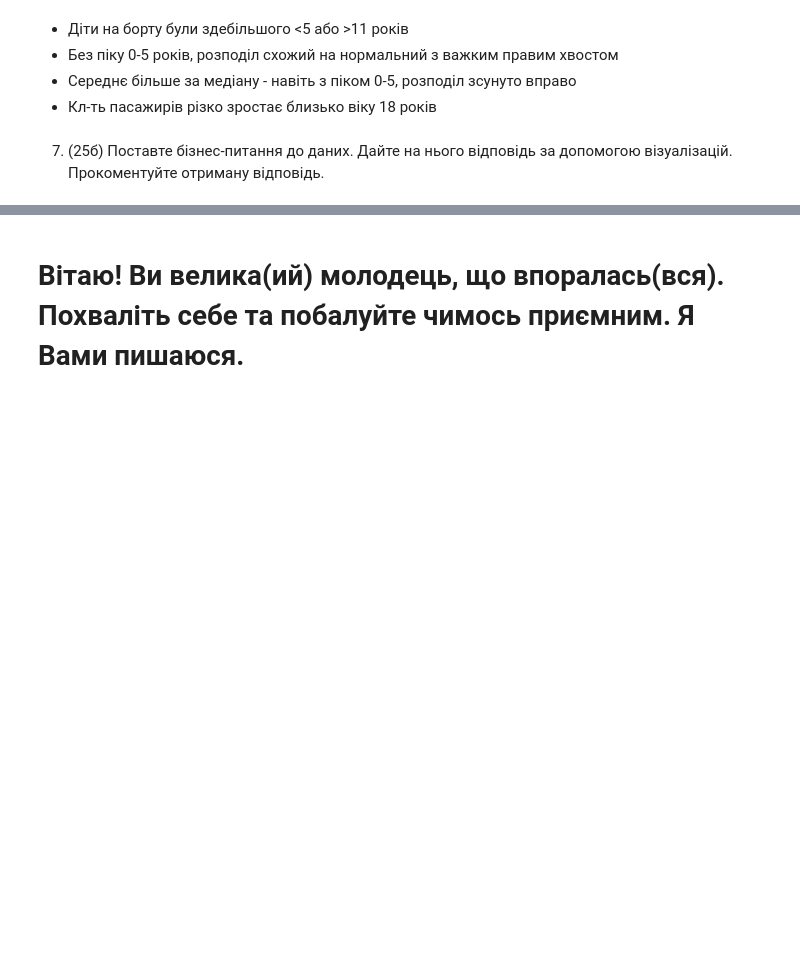
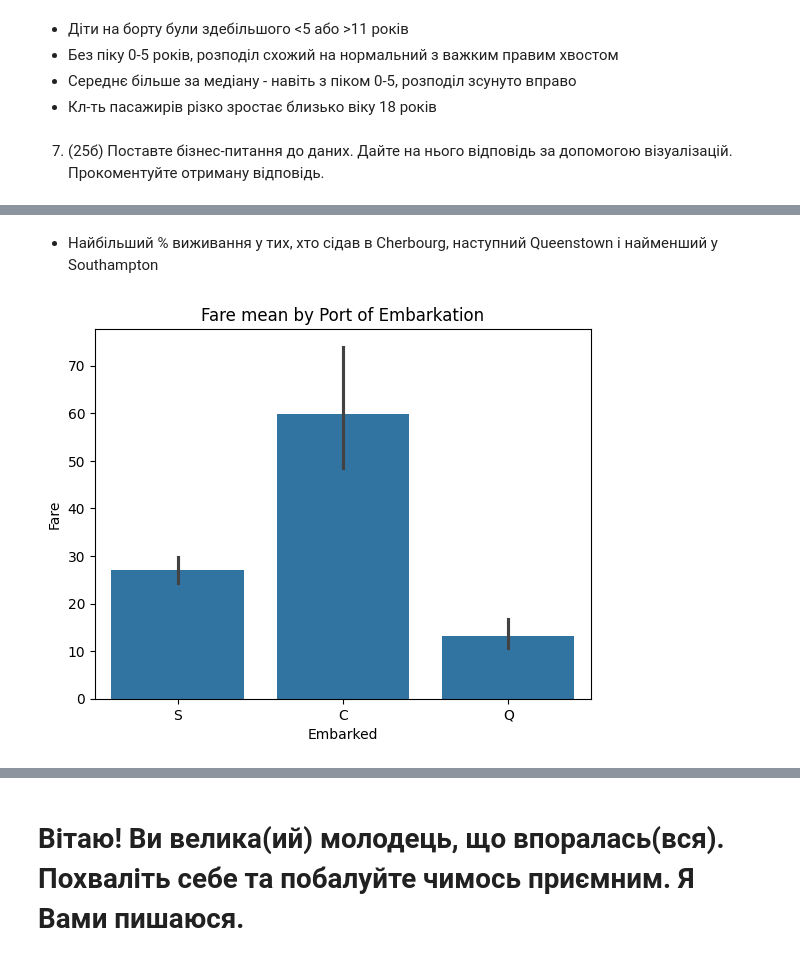
Before and after one commit to IvarY/hello-world, a Jupyter notebook: python_practice_10.ipynb, the cells around one changed output, grey strips where cells are left out. Cells and saved outputs as stored; diff of their text form; code cells hidden in the pictures; blank space fills up the shorter version.

```diff
--- a/python_practice_10.ipynb
+++ b/python_practice_10.ipynb
@@ -141,0 +192,8 @@ plt.show()
+# %% [markdown]
+- Найбільший % виживання у тих, хто сідав в Cherbourg, наступний Queenstown і найменший у Southampton
+# %%
+sns.barplot(df, x='Embarked', y='Fare', estimator='mean')
+plt.title('Fare mean by Port of Embarkation')
+plt.show()
+# %% [output]
+[figure, added]
```
Also changed, not shown: parts of 23 cells of this notebook.
